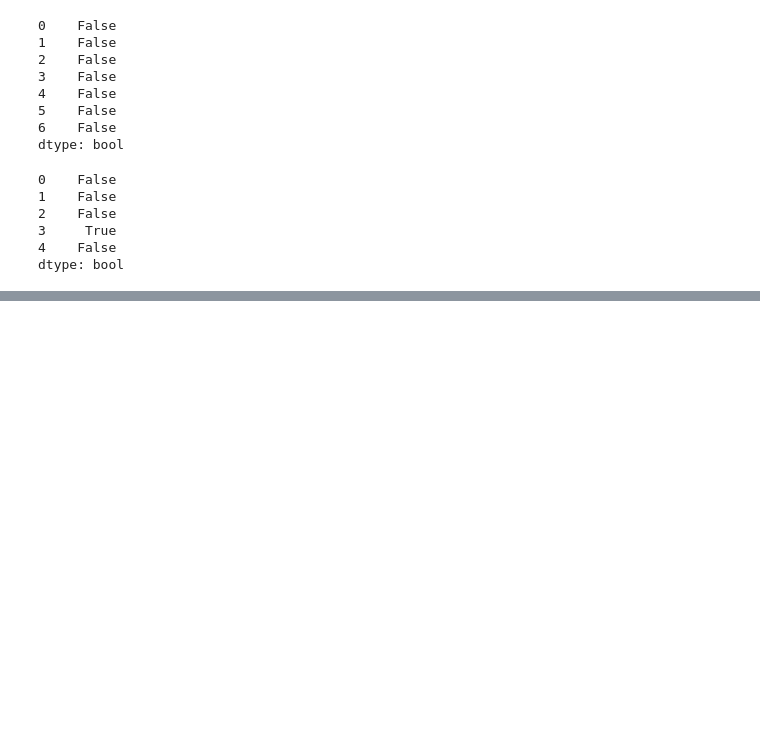
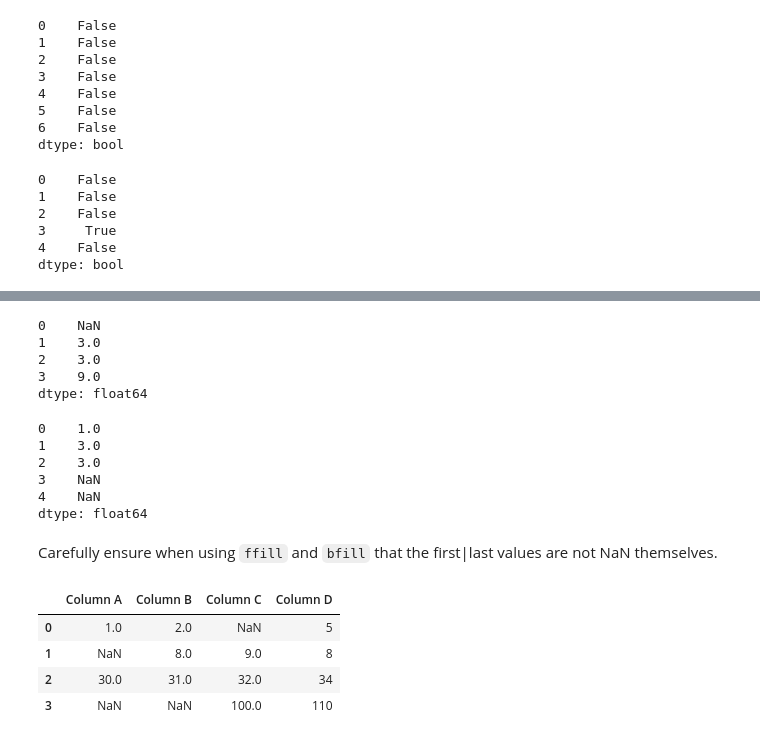
Before and after one commit to CTimBru/fcc-DAwPython, a Jupyter notebook: data_cleaning.ipynb, the cells around one changed output, grey strips where cells are left out. Saved outputs shown, nothing was run; the diff lists cells and outputs as text; code cells hidden in the pictures; blank space fills up the shorter version.

```diff
--- a/data_cleaning.ipynb
+++ b/data_cleaning.ipynb
@@ -95,0 +568,27 @@ NameError: name 'plt' is not defined
+# %%
+pd.Series([np.nan,3,np.nan,9]).ffill()
+# %% [output]
+0    NaN
+1    3.0
+2    3.0
+3    9.0
+dtype: float64
+# %%
+pd.Series([1,np.nan,3,np.nan,np.nan]).bfill()
+# %% [output]
+0    1.0
+1    3.0
+2    3.0
+3    NaN
+4    NaN
+dtype: float64
+# %% [markdown]
+Carefully ensure when using `ffill` and `bfill` that the first|last values are not NaN themselves.
+# %%
+df
+# %% [output]
+|  | Column A | Column B | Column C | Column D |
+| 0 | 1.0 | 2.0 | NaN | 5 |
+| 1 | NaN | 8.0 | 9.0 | 8 |
+| 2 | 30.0 | 31.0 | 32.0 | 34 |
+| 3 | NaN | NaN | 100.0 | 110 |
```
Also changed, not shown: parts of 116 cells of this notebook.
